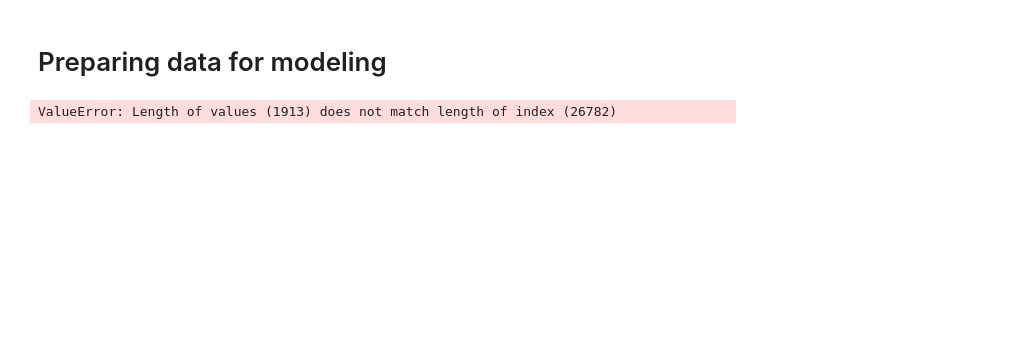
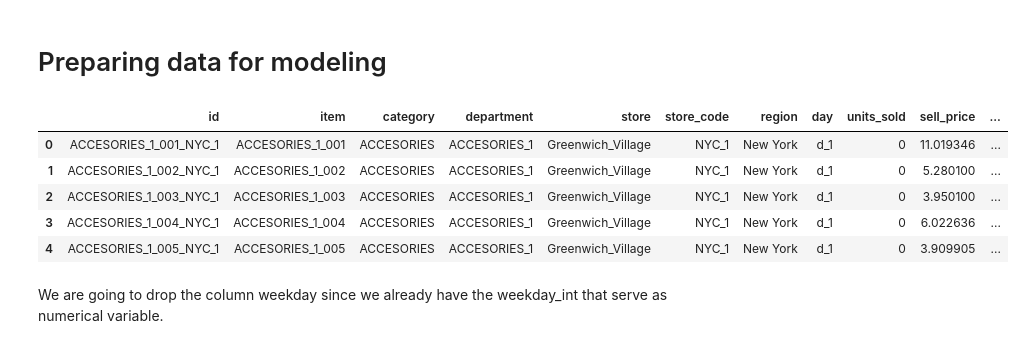
Before and after one commit to filipemattar/forecasting, a Jupyter notebook: forecasting.ipynb, the cells around one changed output. Saved outputs shown, nothing was run; the diff lists cells and outputs as text; code cells hidden in the pictures; blank space fills up the shorter version.

```diff
--- a/forecasting.ipynb
+++ b/forecasting.ipynb
@@ -376,6 +381,2 @@ Memory reduction: 96.24%
 # %% [markdown]
 # Preparing data for modeling
-# %%
-df_nbeats = df.groupby(['date','event','weekday_int'], as_index=False).agg({'units_sold': 'sum'})
-# %% [output]
-ValueError: Length of values (1913) does not match length of index (26782)
@@ -386,0 +383,14 @@ series_covariates = TimeSeries.from_dataframe(df_nbeats, time_col='date',
+# %%
+#read pickle file
+df = pd.read_pickle('data_merged_mem_reduction.pkl')
+# %%
+df.head()
+# %% [output]
+|  | id | item | category | department | store | store_code | region | day | units_sold | sell_price | ... |
+| 0 | ACCESORIES_1_001_NYC_1 | ACCESORIES_1_001 | ACCESORIES | ACCESORIES_1 | Greenwich_Village | NYC_1 | New York | d_1 | 0 | 11.019346 | ... |
+| 1 | ACCESORIES_1_002_NYC_1 | ACCESORIES_1_002 | ACCESORIES | ACCESORIES_1 | Greenwich_Village | NYC_1 | New York | d_1 | 0 | 5.280100 | ... |
+| 2 | ACCESORIES_1_003_NYC_1 | ACCESORIES_1_003 | ACCESORIES | ACCESORIES_1 | Greenwich_Village | NYC_1 | New York | d_1 | 0 | 3.950100 | ... |
+| 3 | ACCESORIES_1_004_NYC_1 | ACCESORIES_1_004 | ACCESORIES | ACCESORIES_1 | Greenwich_Village | NYC_1 | New York | d_1 | 0 | 6.022636 | ... |
+| 4 | ACCESORIES_1_005_NYC_1 | ACCESORIES_1_005 | ACCESORIES | ACCESORIES_1 | Greenwich_Village | NYC_1 | New York | d_1 | 0 | 3.909905 | ... |
+# %% [markdown]
+We are going to drop the column weekday since we already have the weekday_int that serve as numerical variable.
```
Also changed, not shown: parts of 13 cells of this notebook, 1 other file.
